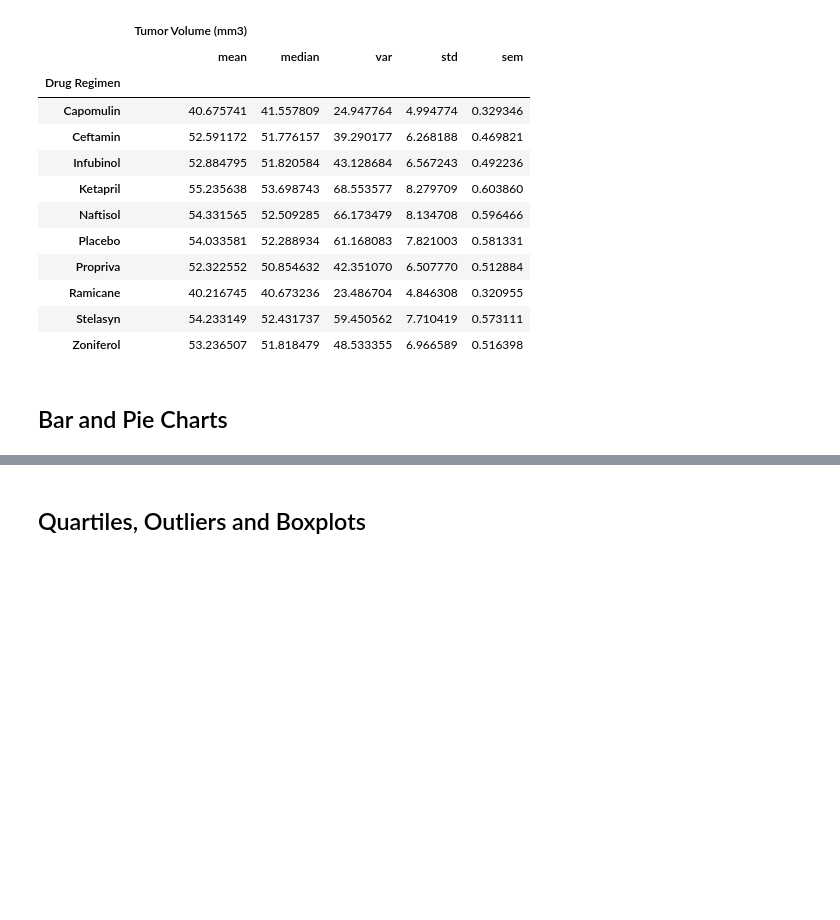
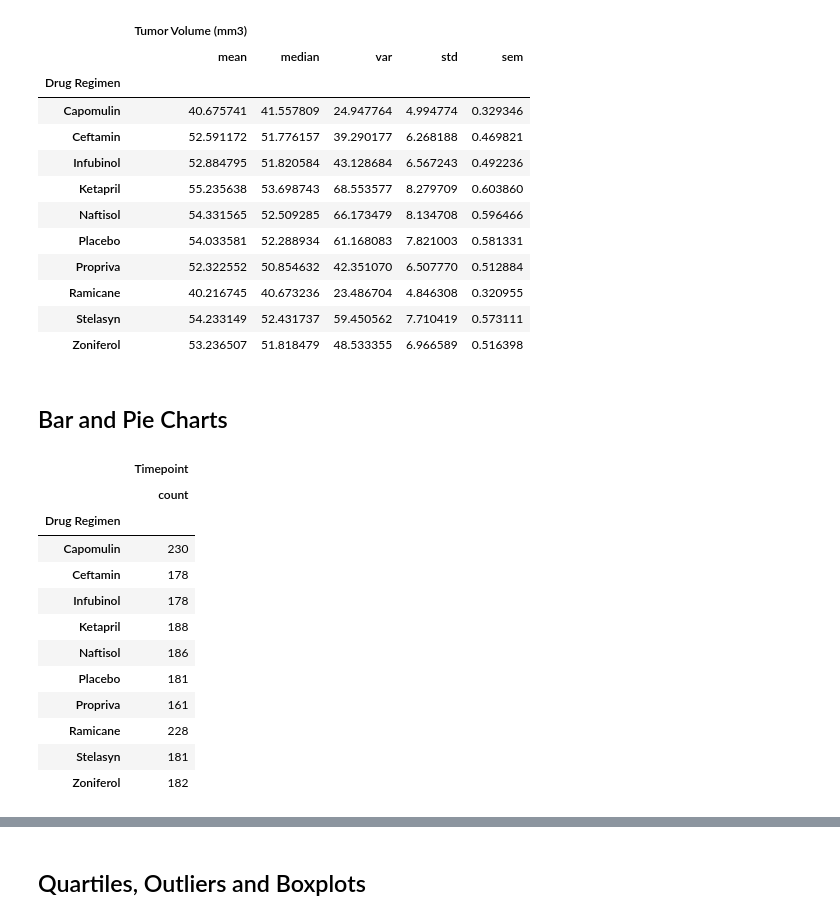
Before and after one commit to papadiscobravo/Pymeceutical-challenge-2, a Jupyter notebook: homework/assignment05/pymaceuticals_starter.ipynb, the cells around one changed output, grey strips where cells are left out. Cells and saved outputs as stored; diff of their text form; code cells hidden in the pictures; blank space fills up the shorter version.

```diff
--- a/homework/assignment05/pymaceuticals_starter.ipynb
+++ b/homework/assignment05/pymaceuticals_starter.ipynb
@@ -280,3 +288,30 @@ summary_df_concise
 | Zoniferol | 53.236507 | 51.818479 | 48.533355 | 6.966589 | 0.516398 |
 # %% [markdown]
 ## Bar and Pie Charts
+# %%
+# 7 Generate a bar plot showing the total number of measurements taken on
+# each drug regimen using pandas.
+#
+# I thought they were mice.
+#
+# Crickets.
+
+# This is going to use merged_df
+measurementsPerRegimen = merged_df.groupby("Drug Regimen").agg({
+    "Timepoint" : ["count"]
+    })
+measurementsPerRegimen
+# %% [output]
+|  | Timepoint |
+|  | count |
+| Drug Regimen |  |
+| Capomulin | 230 |
+| Ceftamin | 178 |
+| Infubinol | 178 |
+| Ketapril | 188 |
+| Naftisol | 186 |
+| Placebo | 181 |
+| Propriva | 161 |
+| Ramicane | 228 |
+| Stelasyn | 181 |
+| Zoniferol | 182 |
```
Also changed, not shown: parts of 7 cells of this notebook.
